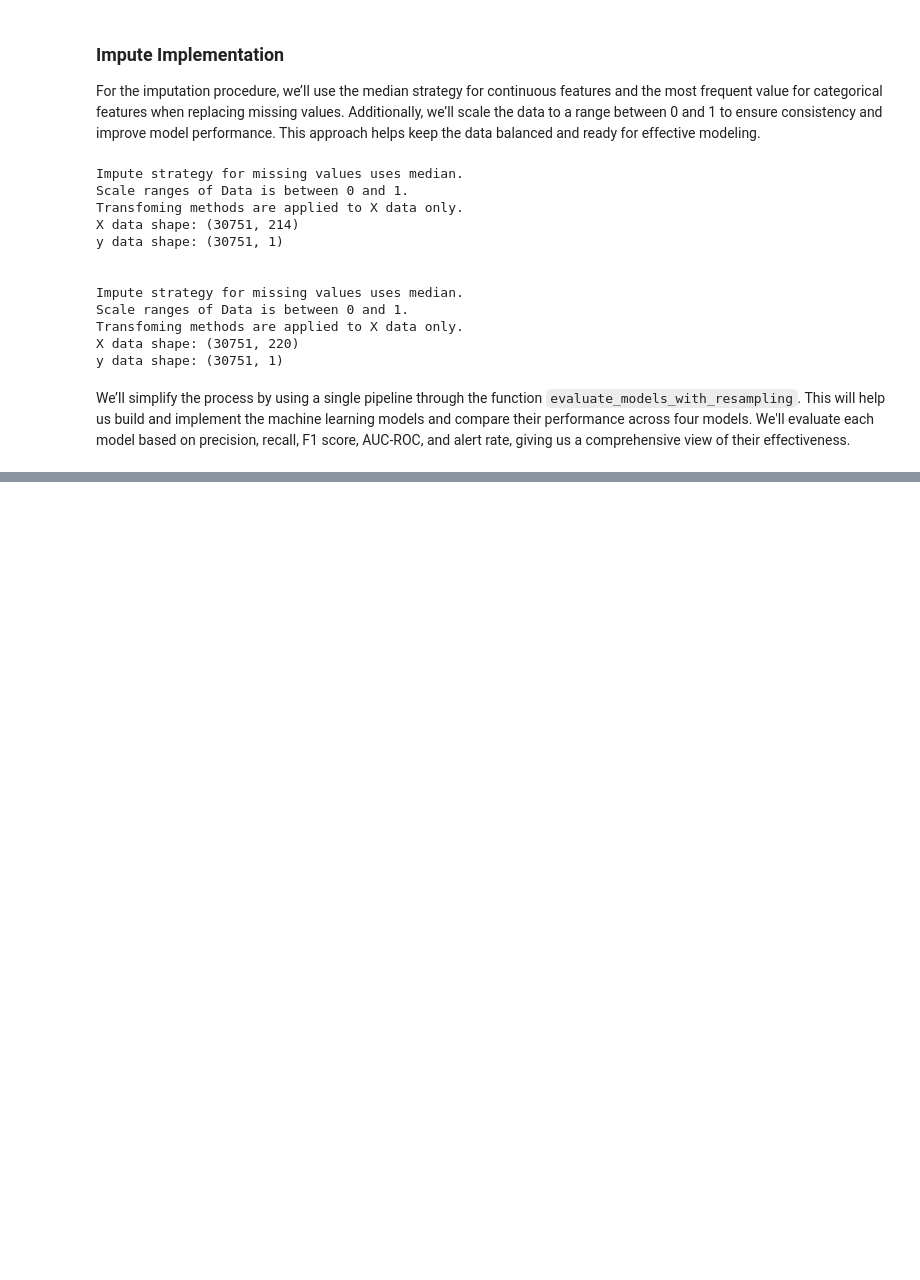
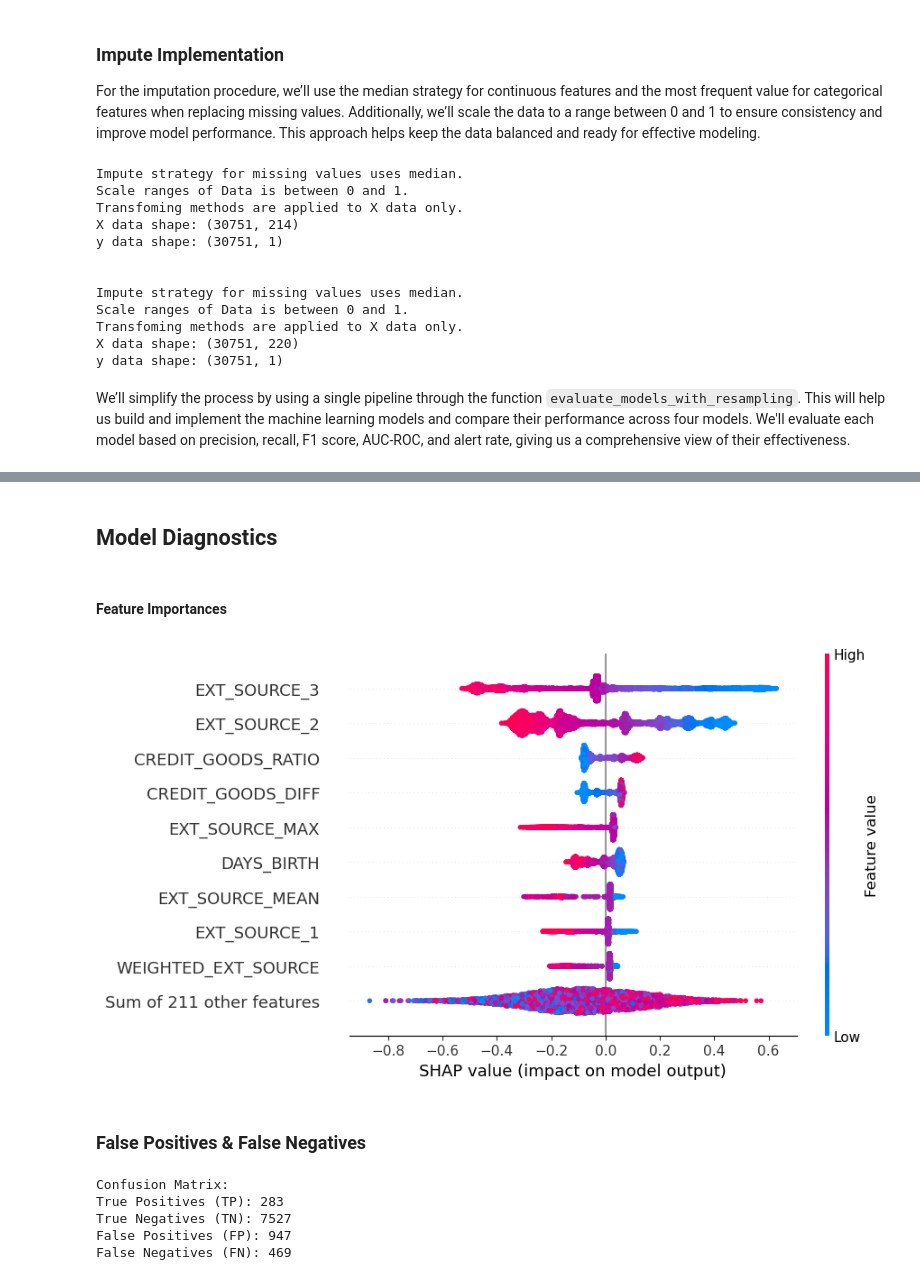
Before and after one commit to Sambath82/Home-Credit-Default-Risk, a Jupyter notebook: Notebook/6_Model.ipynb, the cells around one changed output, grey strips where cells are left out. Cells and saved outputs as stored; diff of their text form; code cells hidden in the pictures; blank space fills up the shorter version.

```diff
--- a/Notebook/6_Model.ipynb
+++ b/Notebook/6_Model.ipynb
@@ -126,0 +190,5 @@ The results show that the chosen model, which is built on data with manually cre
+# %%
+# Split data into training and testing sets
+from sklearn.model_selection import train_test_split
+y = pd.Series(y.squeeze())
+X2_train, X2_test, y_train, y_test = train_test_split(X2, y, test_size=0.30, random_state=45)
@@ -126,0 +299,24 @@ The results show that the chosen model, which is built on data with manually cre
+# %%
+from catboost import CatBoostClassifier
+from sklearn.metrics import roc_auc_score, average_precision_score
+
+# Define class weights (you should calculate them based on your dataset)
+class_weights = [1, (y_train.value_counts()[0] / y_train.value_counts()[1])]
+
+# Initialize the CatBoost model with the best parameters from Optuna and class weights
+best_catboost = CatBoostClassifier(
+    **best_trial.params,
+    class_weights=class_weights,
+    random_seed= 45,
+    verbose=0
+)
+
+# Fit the model
+best_catboost.fit(X2_train, y_train)
+
+# Make predictions
+test_preds = best_catboost.predict_proba(X2_test)
+
+# Evaluate the model
+print('Test ROC AUC:', roc_auc_score(y_test, test_preds[:, 1]))
+print('Test PR AUC:', average_precision_score(y_test, test_preds[:, 1]))
@@ -126,0 +343,22 @@ The results show that the chosen model, which is built on data with manually cre
+# %% [markdown]
+## Model Diagnostics
+# %% [markdown]
+#### Feature Importances
+# %%
+import shap
+import pandas as pd
+import matplotlib.pyplot as plt
+
+# Create the SHAP explainer and calculate SHAP values
+explainer = shap.Explainer(best_catboost)
+shap_values = explainer(X2_test)
+
+shap.plots.beeswarm(shap_values)
+# Save the plot
+save_path=f"{config.AssetPath}shap_values.png"
+fig = plt.figure()
+shap.plots.beeswarm(shap_values, show=False)
+plt.savefig(save_path, bbox_inches='tight', transparent=True)
+plt.close(fig)
+# %% [output]
+[figure, added]
@@ -126,0 +367,25 @@ The results show that the chosen model, which is built on data with manually cre
+# %% [markdown]
+### False Positives & False Negatives
+# %%
+# Evaluate at Optimal Threshold: 0.62
+thr = opt_thr
+test_binary_pred = test_preds[:, 1] >= thr
+
+# Calculate False Positives, False Negatives, True Positives, and True Negatives
+fps = np.where((np.array(y_test) == False) & (test_binary_pred == True))[0]
+fns = np.where((np.array(y_test) == True) & (test_binary_pred == False))[0]
+tps = np.where((np.array(y_test) == True) & (test_binary_pred == True))[0]
+tns = np.where((np.array(y_test) == False) & (test_binary_pred == False))[0]
+
+# Print confusion matrix
+print("Confusion Matrix:")
+print(f"True Positives (TP): {len(tps)}")
+print(f"True Negatives (TN): {len(tns)}")
+print(f"False Positives (FP): {len(fps)}")
+print(f"False Negatives (FN): {len(fns)}")
+# %% [output]
+Confusion Matrix:
+True Positives (TP): 283
+True Negatives (TN): 7527
+False Positives (FP): 947
+False Negatives (FN): 469
```
Also changed, not shown: parts of 28 cells of this notebook, 2 other files.
